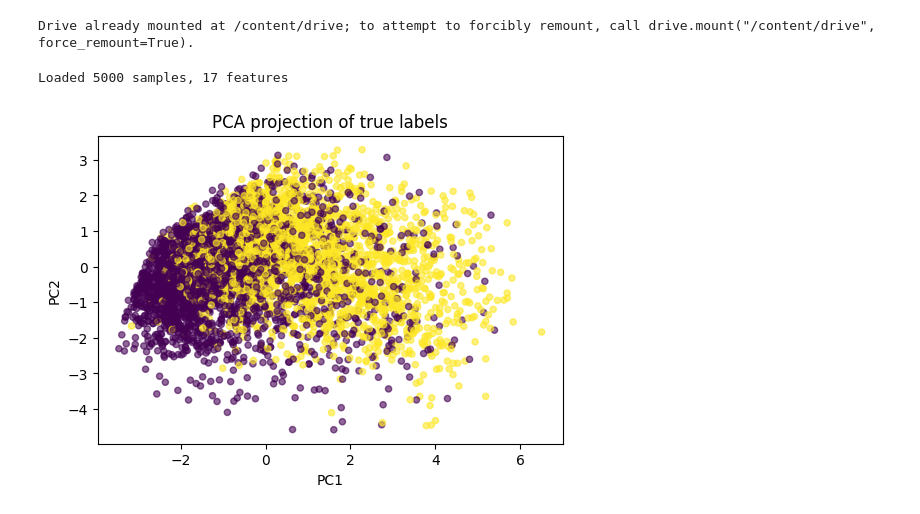
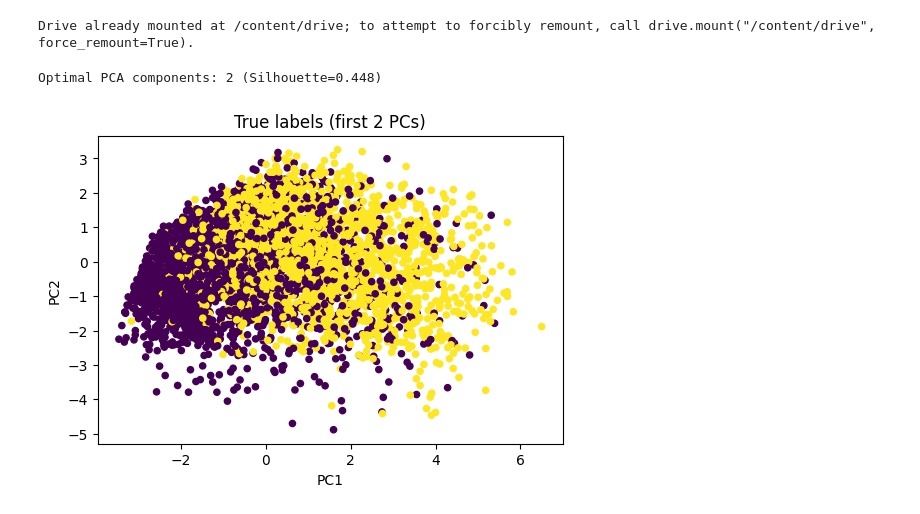
Before and after one commit to LucasChaney/CMPSCI4342, a Jupyter notebook: Proj_3/Cluster_Analysis.ipynb, the cells around one changed output. Cells and saved outputs as stored; diff of their text form; code cells hidden in the pictures.

```diff
--- a/Proj_3/Cluster_Analysis.ipynb
+++ b/Proj_3/Cluster_Analysis.ipynb
@@ -71,22 +69,8 @@ FCM_M_RANGE = np.arange(1.5, 5.1, 0.5)
 # %% [output]
 Drive already mounted at /content/drive; to attempt to forcibly remount, call drive.mount("/content/drive", force_remount=True).
 # %%
-# Load and preprocess data
-data = pd.read_csv(DATA_PATH, usecols=FEATURES + [OUTCOME_COL], nrows=MAX_ROWS).astype('float32')
-X_df = data[FEATURES].fillna(data[FEATURES].median())
-X = StandardScaler().fit_transform(X_df)
-y_true = data[OUTCOME_COL].values
+# Load and preprocess
+data = pd.read_csv(DATA_PATH, usecols=FEATURES + [OUTCOME_COL]).astype('float32')
 
-print(f"Loaded {X.shape[0]} samples, {X.shape[1]} features")
+#Randomize dataset and select only first 'N_ROWS' rows
+data = data.sample(frac=1, random_state=42).reset_index(drop=True).iloc[:N_ROWS]
-# %% [output]
-Loaded 5000 samples, 17 features
-# %%
-# PCA for visualization
-pca = PCA(n_components=2, svd_solver='randomized')
-X_pca = pca.fit_transform(X)
-plt.figure(figsize=(6,4))
-plt.scatter(X_pca[:,0], X_pca[:,1], c=y_true, s=20, alpha=0.6)
-plt.title('PCA projection of true labels')
-plt.xlabel('PC1'); plt.ylabel('PC2'); plt.show()
-# %% [output]
-[figure, removed]
@@ -92,0 +83,12 @@ plt.xlabel('PC1'); plt.ylabel('PC2'); plt.show()
+# %%
+# Determine optimal number of PCs via silhouette on KMeans
+pc_scores = []
+for n in range(2, min(X_scaled.shape[1], 11)):
+    X_tmp = PCA(n_components=n, svd_solver='randomized', random_state=42).fit_transform(X_scaled)
+    labels_tmp = KMeans(n_clusters=N_CLUSTERS, random_state=42).fit_predict(X_tmp)
+    sil_tmp = silhouette_score(X_tmp, labels_tmp)
+    pc_scores.append((n, sil_tmp))
+best_pc_n, best_pc_sil = max(pc_scores, key=lambda x: x[1])
+print(f"Optimal PCA components: {best_pc_n} (Silhouette={best_pc_sil:.3f})")
+# %% [output]
+Optimal PCA components: 2 (Silhouette=0.448)
@@ -93,2 +99,11 @@ plt.xlabel('PC1'); plt.ylabel('PC2'); plt.show()
+# %%
+# Visualization: first two principal components
+X_vis = X_reduced[:, :2]
+plt.figure(figsize=(6,4))
+plt.scatter(X_vis[:,0], X_vis[:,1], c=y_true, s=20)
+plt.title('True labels (first 2 PCs)')
+plt.xlabel('PC1'); plt.ylabel('PC2'); plt.show()
+# %% [output]
+[figure, added]
 # %%
 # Hierarchical clustering dendrogram
```
Also changed, not shown: parts of 16 cells of this notebook.
